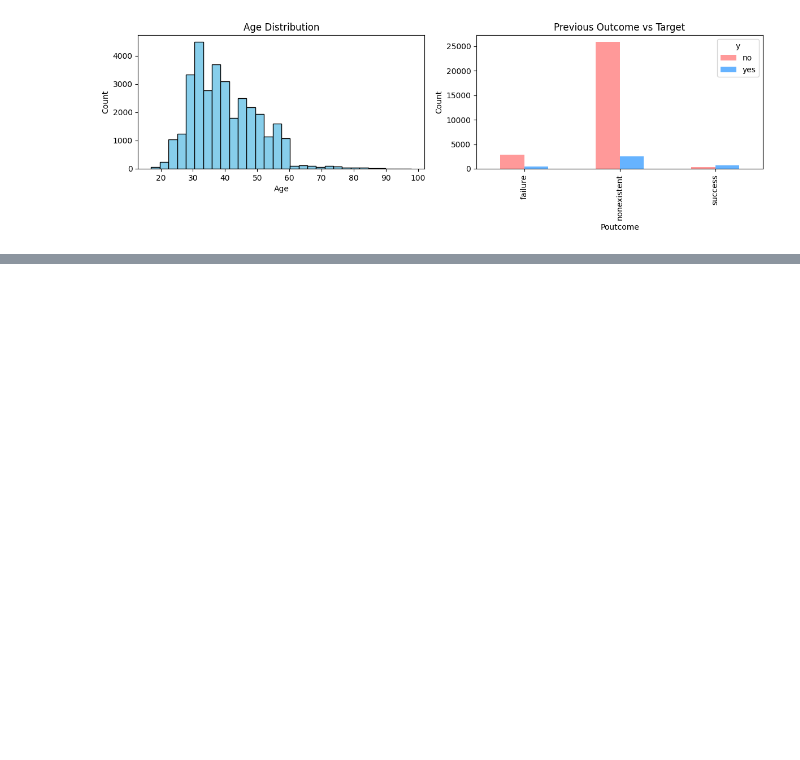
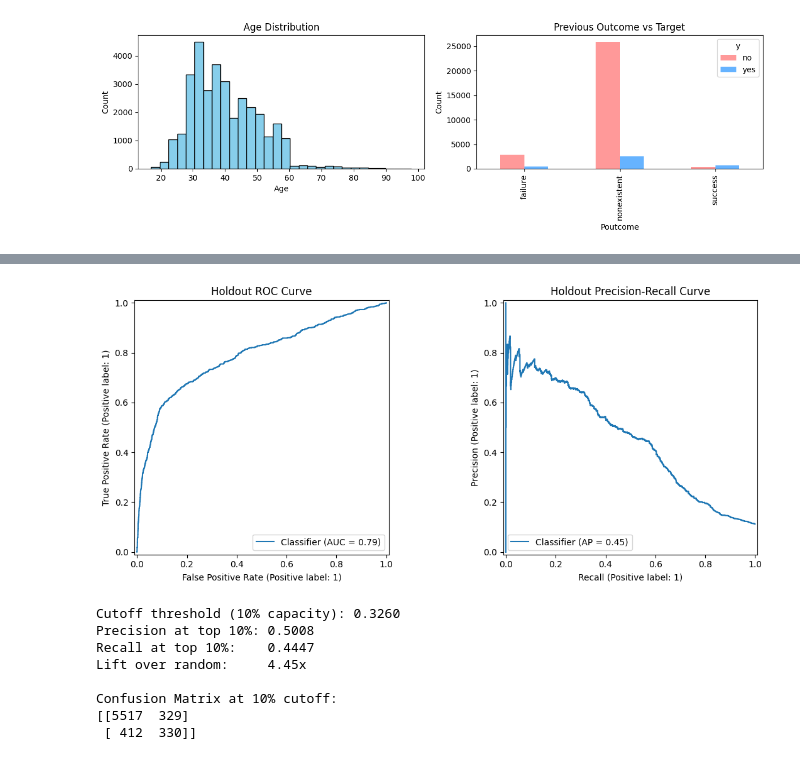
Before and after one commit to tura056/Turakhan_ML_task3, a Jupyter notebook: Turakhan_task3.ipynb, the cells around one changed output, grey strips where cells are left out. Saved outputs shown, nothing was run; the diff lists cells and outputs as text; code cells hidden in the pictures; blank space fills up the shorter version.

Commit message:
Finalize all pipeline blocks, predictions and report

```diff
--- a/Turakhan_task3.ipynb
+++ b/Turakhan_task3.ipynb
@@ -57,0 +165,42 @@ Sentinel pdays == 999 count:
+# %%
+from sklearn.metrics import RocCurveDisplay, PrecisionRecallDisplay, confusion_matrix, precision_score, recall_score
+
+best_model = grid_search.best_estimator_
+
+y_proba_holdout = best_model.predict_proba(X_holdout)[:, 1]
+
+fig, axes = plt.subplots(1, 2, figsize=(12, 5))
+RocCurveDisplay.from_predictions(y_holdout, y_proba_holdout, ax=axes[0])
+axes[0].set_title('Holdout ROC Curve')
+
+PrecisionRecallDisplay.from_predictions(y_holdout, y_proba_holdout, ax=axes[1])
+axes[1].set_title('Holdout Precision-Recall Curve')
+plt.tight_layout()
+plt.show()
+
+cutoff = np.percentile(y_proba_holdout, 90)
+y_pred_10 = (y_proba_holdout >= cutoff).astype(int)
+
+prec = precision_score(y_holdout, y_pred_10)
+rec = recall_score(y_holdout, y_pred_10)
+random_prec = y_holdout.mean()
+lift = prec / random_prec
+
+print(f"Cutoff threshold (10% capacity): {cutoff:.4f}")
+print(f"Precision at top 10%: {prec:.4f}")
+print(f"Recall at top 10%:    {rec:.4f}")
+print(f"Lift over random:     {lift:.2f}x")
+
+cm = confusion_matrix(y_holdout, y_pred_10)
+print("\nConfusion Matrix at 10% cutoff:")
+print(cm)
+# %% [output]
+[figure, added]
+Cutoff threshold (10% capacity): 0.3260
+Precision at top 10%: 0.5008
+Recall at top 10%:    0.4447
+Lift over random:     4.45x
+
+Confusion Matrix at 10% cutoff:
+[[5517  329]
+ [ 412  330]]
```
Also changed, not shown: parts of 3 cells of this notebook, 30 other files.
